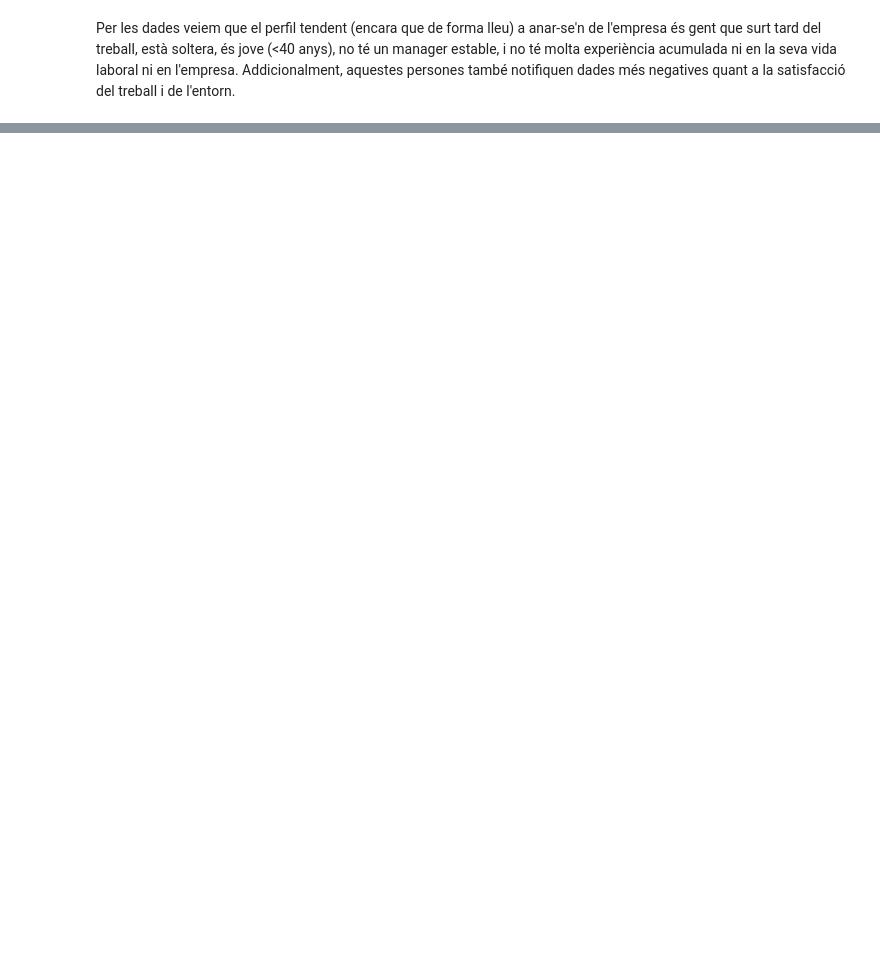
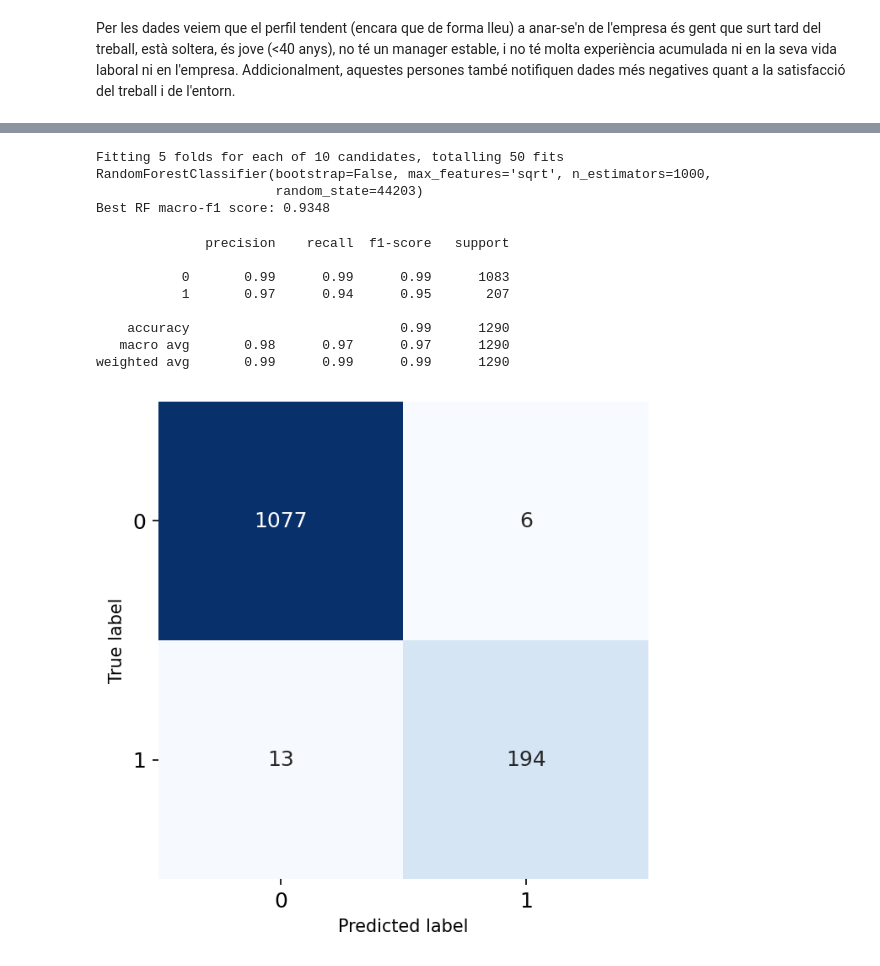
Before and after one commit to saul44203/HR-Analytics-Case-Study, a Jupyter notebook: notebook.ipynb, the cells around one changed output, grey strips where cells are left out. Drawn from its saved outputs; the diff is of its cells as text; code cells hidden in the pictures; blank space fills up the shorter version.

```diff
--- a/notebook.ipynb
+++ b/notebook.ipynb
@@ -104,3 +107,12 @@ Index([], dtype='object')
+# %%
+from sklearn.preprocessing import StandardScaler
+
+# Treiem valors nuls i normalitzem (amb estandarització z-score)
+sc = StandardScaler()
+data_encoded_nona = data_encoded.dropna()
+X = data_encoded_nona.drop("Attrition", axis=1)
+Xn = pd.DataFrame(sc.fit_transform(X), columns=X.columns)
+y = data_encoded_nona["Attrition"]
 # %% [markdown]
 # 2. EDA
 # %%
@@ -143,0 +294,51 @@ Per les dades veiem que el perfil tendent (encara que de forma lleu) a anar-se'n
+# %%
+from sklearn.model_selection import RandomizedSearchCV, StratifiedKFold
+
+# Buscar els millors parametres pel classificador basat en Random Forests amb elecció
+# de f1 com a métrica de scoring en la seva versió macro per comptar totes les classes per igual
+
+params = {
+    'bootstrap': [True, False],
+    'max_depth': [10, 20, 30, 40, 50, 60, 70, 80, 90, 100, None],
+    'max_features': ['auto', 'sqrt'],
+    'min_samples_leaf': [1, 2, 4],
+    'min_samples_split': [2, 5, 10],
+    'n_estimators': [200, 400, 600, 800, 1000]
+}
+
+grid = RandomizedSearchCV(
+    estimator=RandomForestClassifier(random_state=state),
+    cv=StratifiedKFold(n_splits=5),
+    param_distributions=params,
+    scoring='f1_macro',
+    n_jobs=-1,
+    verbose=2,
+    random_state=state
+)
+
+grid.fit(X_train, y_train)
+best_rf = grid.best_estimator_
+print(best_rf)
+print(f"Best RF macro-f1 score: {grid.best_score_:.4f}")
+# %% [output]
+Fitting 5 folds for each of 10 candidates, totalling 50 fits
+RandomForestClassifier(bootstrap=False, max_features='sqrt', n_estimators=1000,
+                       random_state=44203)
+Best RF macro-f1 score: 0.9348
+# %%
+# Test de classificació amb el millor model trobat
+
+best_rf.fit(X_train, y_train)
+y_pred = best_rf.predict(X_test)
+print(classification_report(y_test, y_pred))
+plot_cm(y_test, y_pred)
+# %% [output]
+              precision    recall  f1-score   support
+
+           0       0.99      0.99      0.99      1083
+           1       0.97      0.94      0.95       207
+
+    accuracy                           0.99      1290
+   macro avg       0.98      0.97      0.97      1290
+weighted avg       0.99      0.99      0.99      1290
+[figure, added]
```
Also changed, not shown: parts of 12 cells of this notebook.
